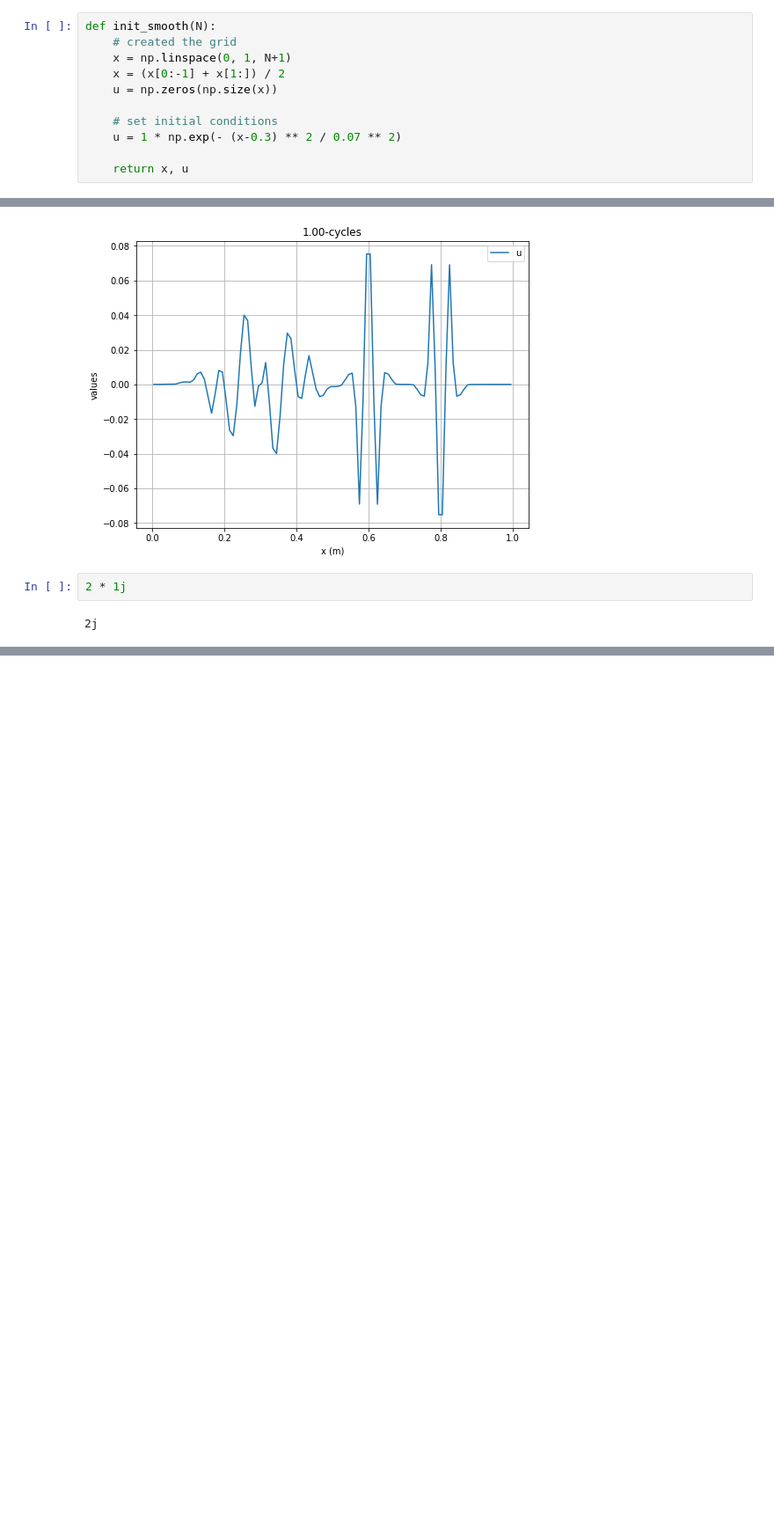
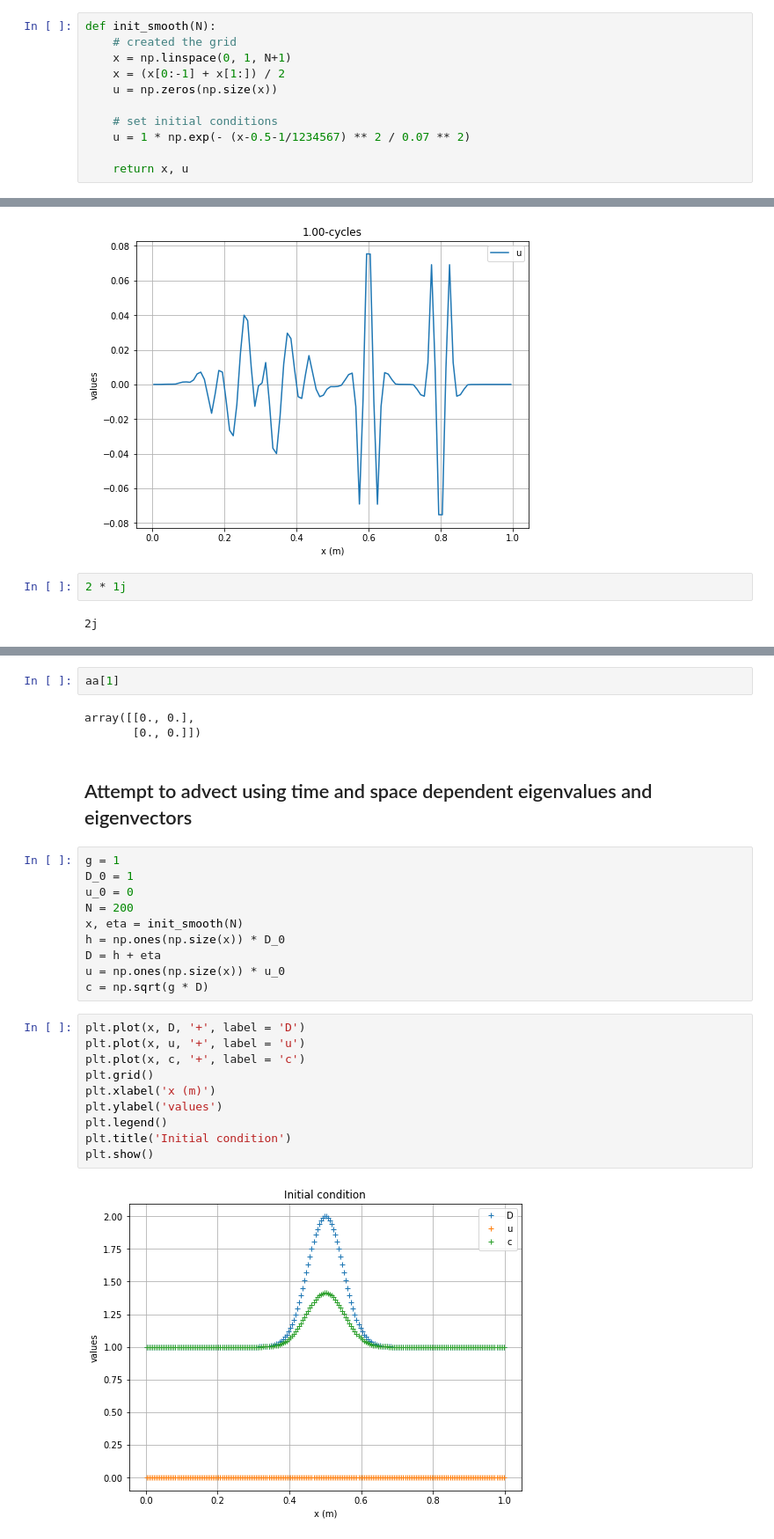
Before and after one commit to sirpipat/tsunami-modelling, a Jupyter notebook: src/Playground.ipynb, the cells around one changed output, grey strips where cells are left out. Shown at 88% size. Drawn from its saved outputs; the diff is of its cells as text; blank space fills up the shorter version.

```diff
--- a/src/Playground.ipynb
+++ b/src/Playground.ipynb
@@ -29,7 +29,7 @@ def init_smooth(N):
     u = np.zeros(np.size(x))
 
     # set initial conditions
-    u = 1 * np.exp(- (x-0.3) ** 2 / 0.07 ** 2)
+    u = 1 * np.exp(- (x-0.5-1/1234567) ** 2 / 0.07 ** 2)
 
     return x, u
 # %%
@@ -614,0 +626,29 @@ array([[ 3, 10, 12],
+# %%
+aa[1]
+# %% [output]
+array([[0., 0.],
+       [0., 0.]])
+# %% [markdown]
+## Attempt to advect using time and space dependent eigenvalues and eigenvectors
+# %%
+g = 1
+D_0 = 1
+u_0 = 0
+N = 200
+x, eta = init_smooth(N)
+h = np.ones(np.size(x)) * D_0
+D = h + eta
+u = np.ones(np.size(x)) * u_0
+c = np.sqrt(g * D)
+# %%
+plt.plot(x, D, '+', label = 'D')
+plt.plot(x, u, '+', label = 'u')
+plt.plot(x, c, '+', label = 'c')
+plt.grid()
+plt.xlabel('x (m)')
+plt.ylabel('values')
+plt.legend()
+plt.title('Initial condition')
+plt.show()
+# %% [output]
+[figure, added]
```
Also changed, not shown: parts of 36 cells of this notebook, 6 other files.
